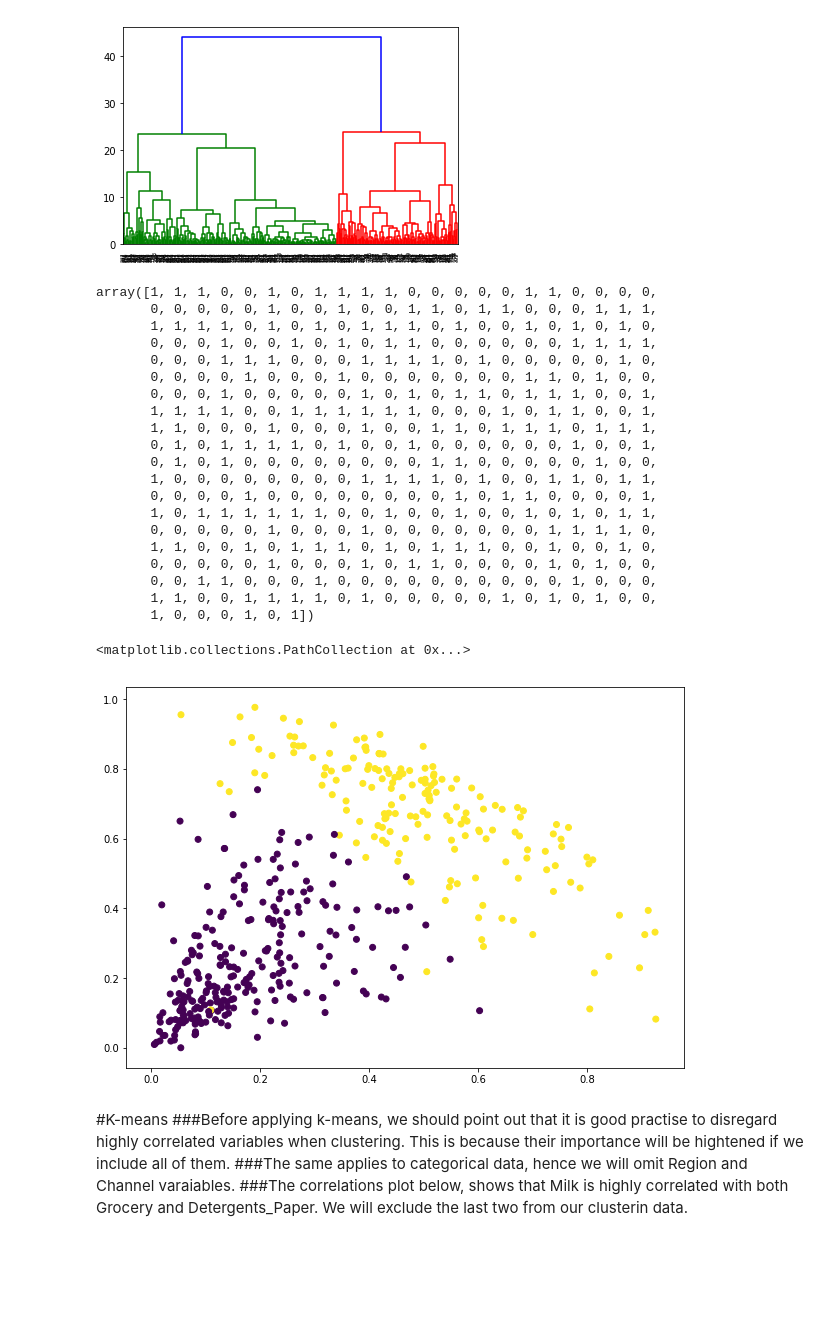
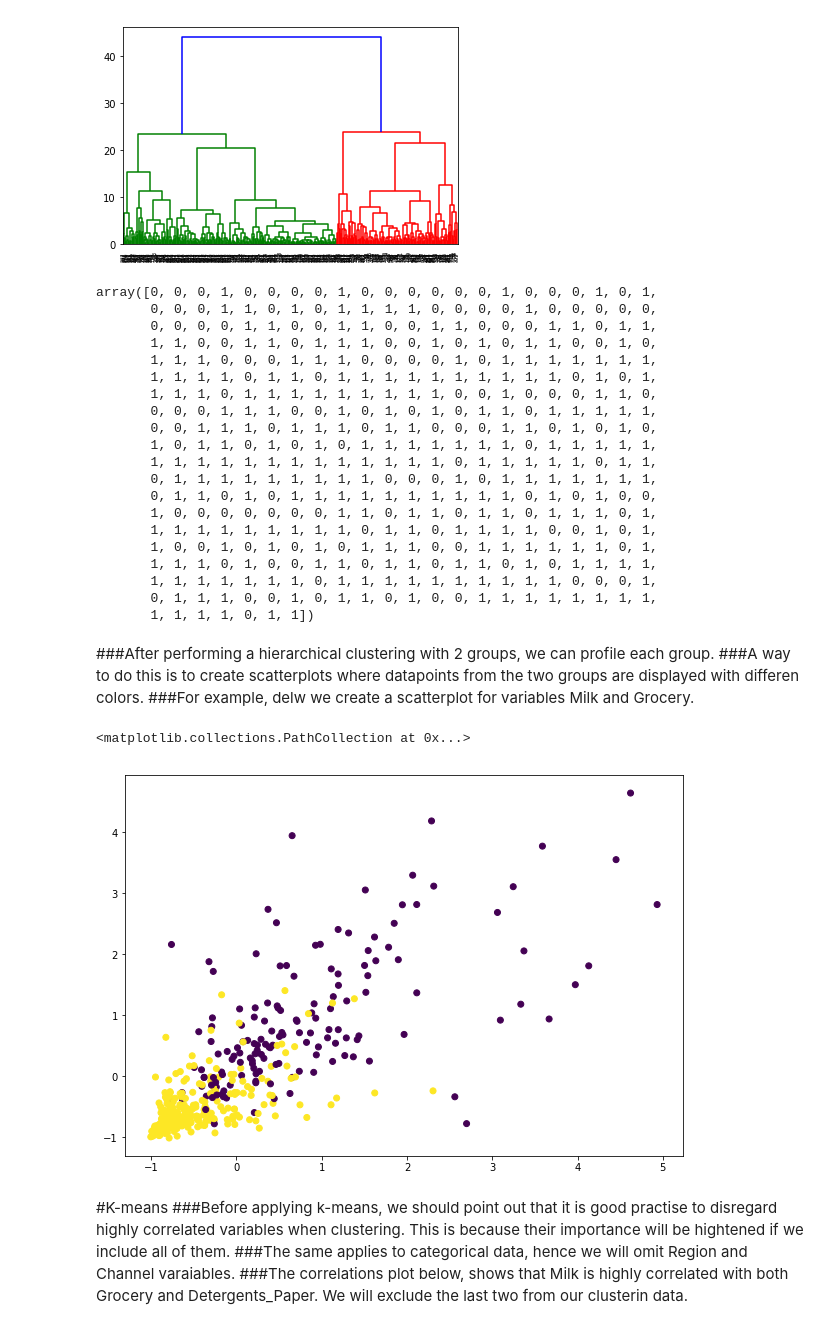
Before and after one commit to dpanagop/ML_and_AI_examples, a Jupyter notebook: Customer_segmentation.ipynb, the cells around one changed output. Drawn from its saved outputs; the diff is of its cells as text; code cells hidden in the pictures; blank space fills up the shorter version.

```diff
--- a/Customer_segmentation.ipynb
+++ b/Customer_segmentation.ipynb
@@ -97,7 +97,7 @@ from sklearn import preprocessing
 x = dat.values
 min_max_scaler = preprocessing.StandardScaler()
 x_scaled = min_max_scaler.fit_transform(x)
-df = pd.DataFrame(x_scaled)
+df = pd.DataFrame(x_scaled,columns=dat.columns)
 # %% [markdown]
 ###The normilised data look like
 # %%
@@ -119,34 +122,38 @@ dend = hc.dendrogram(hc.linkage(df, method='ward'))
 # %%
 from sklearn.cluster import AgglomerativeClustering
 cluster = AgglomerativeClustering(n_clusters=2, affinity='euclidean', linkage='ward')
-cluster.fit_predict(data_scaled)
+cluster.fit_predict(df)
 # %% [output]
-array([1, 1, 1, 0, 0, 1, 0, 1, 1, 1, 1, 0, 0, 0, 0, 0, 1, 1, 0, 0, 0, 0,
-       0, 0, 0, 0, 0, 1, 0, 0, 1, 0, 0, 1, 1, 0, 1, 1, 0, 0, 0, 1, 1, 1,
-       1, 1, 1, 1, 0, 1, 0, 1, 0, 1, 1, 1, 0, 1, 0, 0, 1, 0, 1, 0, 1, 0,
-       0, 0, 0, 1, 0, 0, 1, 0, 1, 0, 1, 1, 0, 0, 0, 0, 0, 0, 1, 1, 1, 1,
-       0, 0, 0, 1, 1, 1, 0, 0, 0, 1, 1, 1, 1, 0, 1, 0, 0, 0, 0, 0, 1, 0,
-       0, 0, 0, 0, 1, 0, 0, 0, 1, 0, 0, 0, 0, 0, 0, 0, 1, 1, 0, 1, 0, 0,
-       0, 0, 0, 1, 0, 0, 0, 0, 0, 1, 0, 1, 0, 1, 1, 0, 1, 1, 1, 0, 0, 1,
-       1, 1, 1, 1, 0, 0, 1, 1, 1, 1, 1, 1, 0, 0, 0, 1, 0, 1, 1, 0, 0, 1,
-       1, 1, 0, 0, 0, 1, 0, 0, 0, 1, 0, 0, 1, 1, 0, 1, 1, 1, 0, 1, 1, 1,
-       0, 1, 0, 1, 1, 1, 1, 0, 1, 0, 0, 1, 0, 0, 0, 0, 0, 0, 1, 0, 0, 1,
-       0, 1, 0, 1, 0, 0, 0, 0, 0, 0, 0, 0, 1, 1, 0, 0, 0, 0, 0, 1, 0, 0,
-       1, 0, 0, 0, 0, 0, 0, 0, 0, 1, 1, 1, 1, 0, 1, 0, 0, 1, 1, 0, 1, 1,
-       0, 0, 0, 0, 1, 0, 0, 0, 0, 0, 0, 0, 0, 1, 0, 1, 1, 0, 0, 0, 0, 1,
-       1, 0, 1, 1, 1, 1, 1, 1, 0, 0, 1, 0, 0, 1, 0, 0, 1, 0, 1, 0, 1, 1,
-       0, 0, 0, 0, 0, 1, 0, 0, 0, 1, 0, 0, 0, 0, 0, 0, 0, 1, 1, 1, 1, 0,
-       1, 1, 0, 0, 1, 0, 1, 1, 1, 0, 1, 0, 1, 1, 1, 0, 0, 1, 0, 0, 1, 0,
-       0, 0, 0, 0, 0, 1, 0, 0, 0, 1, 0, 1, 1, 0, 0, 0, 0, 1, 0, 1, 0, 0,
-       0, 0, 1, 1, 0, 0, 0, 1, 0, 0, 0, 0, 0, 0, 0, 0, 0, 0, 1, 0, 0, 0,
-       1, 1, 0, 0, 1, 1, 1, 1, 0, 1, 0, 0, 0, 0, 0, 1, 0, 1, 0, 1, 0, 0,
-       1, 0, 0, 0, 1, 0, 1])
+array([0, 0, 0, 1, 0, 0, 0, 0, 1, 0, 0, 0, 0, 0, 0, 1, 0, 0, 0, 1, 0, 1,
+       0, 0, 0, 1, 1, 0, 1, 0, 1, 1, 1, 1, 0, 0, 0, 0, 1, 0, 0, 0, 0, 0,
+       0, 0, 0, 0, 1, 1, 0, 0, 1, 1, 0, 0, 1, 1, 0, 0, 0, 1, 1, 0, 1, 1,
+       1, 1, 0, 0, 1, 1, 0, 1, 1, 1, 0, 0, 1, 0, 1, 0, 1, 1, 0, 0, 1, 0,
+       1, 1, 1, 0, 0, 0, 1, 1, 1, 0, 0, 0, 0, 1, 0, 1, 1, 1, 1, 1, 1, 1,
+       1, 1, 1, 1, 0, 1, 1, 0, 1, 1, 1, 1, 1, 1, 1, 1, 1, 1, 0, 1, 0, 1,
+       1, 1, 1, 0, 1, 1, 1, 1, 1, 1, 1, 1, 1, 0, 0, 1, 0, 0, 0, 1, 1, 0,
+       0, 0, 0, 1, 1, 1, 0, 0, 1, 0, 1, 0, 1, 0, 1, 1, 0, 1, 1, 1, 1, 1,
+       0, 0, 1, 1, 1, 0, 1, 1, 1, 0, 1, 1, 0, 0, 0, 1, 1, 0, 1, 0, 1, 0,
+       1, 0, 1, 1, 0, 1, 0, 1, 0, 1, 1, 1, 1, 1, 1, 1, 0, 1, 1, 1, 1, 1,
+       1, 1, 1, 1, 1, 1, 1, 1, 1, 1, 1, 1, 1, 0, 1, 1, 1, 1, 1, 0, 1, 1,
+       0, 1, 1, 1, 1, 1, 1, 1, 1, 1, 0, 0, 0, 1, 0, 1, 1, 1, 1, 1, 1, 1,
+       0, 1, 1, 0, 1, 0, 1, 1, 1, 1, 1, 1, 1, 1, 1, 1, 0, 1, 0, 1, 0, 0,
+       1, 0, 0, 0, 0, 0, 0, 0, 1, 1, 0, 1, 1, 0, 1, 1, 0, 1, 1, 1, 0, 1,
+       1, 1, 1, 1, 1, 1, 1, 1, 1, 0, 1, 1, 0, 1, 1, 1, 1, 0, 0, 1, 0, 1,
+       1, 0, 0, 1, 0, 1, 0, 1, 0, 1, 1, 1, 0, 0, 1, 1, 1, 1, 1, 1, 0, 1,
+       1, 1, 1, 0, 1, 0, 0, 1, 1, 0, 1, 1, 0, 1, 1, 0, 1, 0, 1, 1, 1, 1,
+       1, 1, 1, 1, 1, 1, 1, 0, 1, 1, 1, 1, 1, 1, 1, 1, 1, 1, 0, 0, 0, 1,
+       0, 1, 1, 1, 0, 0, 1, 0, 1, 1, 0, 1, 0, 0, 1, 1, 1, 1, 1, 1, 1, 1,
+       1, 1, 1, 1, 0, 1, 1])
+# %% [markdown]
+###After performing a hierarchical clustering with 2 groups, we can profile each group.
+###A way to do this is to create scatterplots where datapoints from the two groups are displayed with differen colors.
+###For example, delw we create a scatterplot for variables Milk and Grocery.
 # %%
 plt.figure(figsize=(10, 7))
-plt.scatter(data_scaled['Milk'], data_scaled['Grocery'], c=cluster.labels_)
+plt.scatter(df['Milk'], df['Grocery'], c=cluster.labels_)
 # %% [output]
 <matplotlib.collections.PathCollection at 0x...>
-[figure, old version]
+[figure, new version]
 # %% [markdown]
 #K-means
 ###Before applying k-means, we should point out that it is good practise to disregard highly correlated variables when clustering. This is because their importance will be hightened if we include all of them.
```
Also changed, not shown: parts of 18 cells of this notebook.
